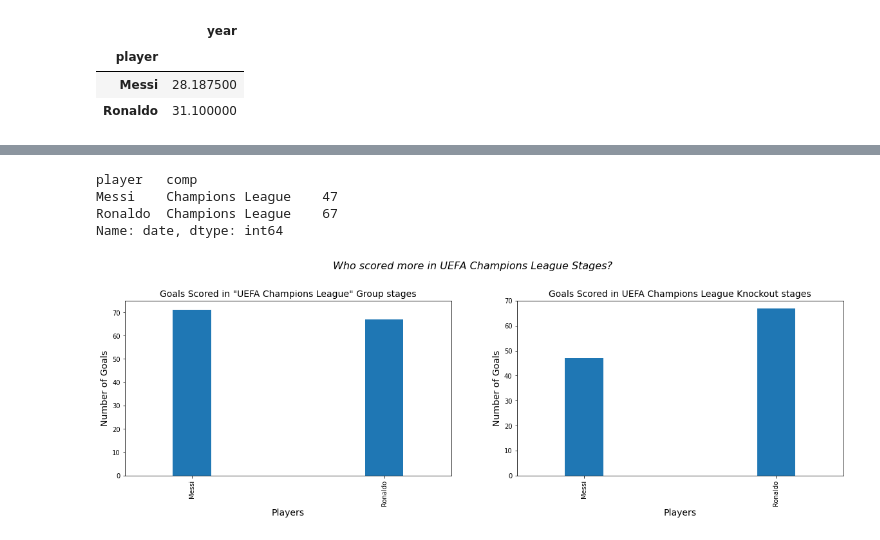
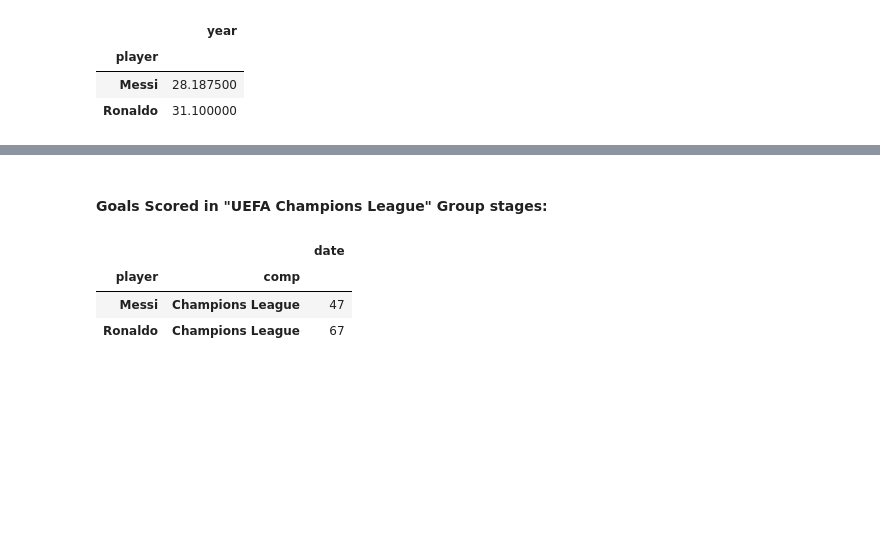
Before and after one commit to verticale3185/FINEL-PROJECT, a Jupyter notebook: final project.ipynb, the cells around one changed output, grey strips where cells are left out. Drawn from its saved outputs; the diff is of its cells as text; code cells hidden in the pictures; blank space fills up the shorter version.

```diff
--- a/final project.ipynb
+++ b/final project.ipynb
@@ -172,24 +205,9 @@ Name: date, dtype: int64
+# %% [markdown]
+#### Goals Scored in "UEFA Champions League" Group stages:
 # %%
-df.loc[(df['comp']=='Champions League') & (df['round'] != 'Group Stage')].groupby(['player','comp'])['date'].count()
+df.loc[(df['comp']=='Champions League') & (df['round'] != 'Group Stage')].groupby(['player','comp'])[['date']].count()
 # %% [output]
-player   comp
-Messi    Champions League    47
-Ronaldo  Champions League    67
-Name: date, dtype: int64
+|  |  | date |
+| player | comp |  |
+| Messi | Champions League | 47 |
+| Ronaldo | Champions League | 67 |
-# %%
-plt.subplot(1,2,1)
-df.loc[(df['comp']=='Champions League') & (df['round'] == 'Group Stage')].groupby(['player'])['date'].count().plot(kind='bar',width = 0.2)
-plt.title('Goals Scored in "UEFA Champions League" Group stages',fontsize = 14)
-plt.xlabel('Players',fontsize = 14)
-plt.ylabel('Number of Goals',fontsize = 14)
-plt.ylim(0,75)
-plt.subplot(1,2,2)
-df.loc[(df['comp']=='Champions League') & (df['round'] != 'Group Stage')].groupby(['player'])['date'].count().plot(kind='bar',figsize=(20,5),width = 0.2)
-plt.title('Goals Scored in UEFA Champions League Knockout stages',fontsize=14)
-plt.xlabel('Players',fontsize = 14)
-plt.ylabel('Number of Goals',fontsize = 14)
-plt.ylim(0,70)
-plt.suptitle('Who scored more in UEFA Champions League Stages?',fontsize=16,style ='italic',y=1.05)
-plt.show()
-# %% [output]
-[figure, removed]
```
Also changed, not shown: parts of 10 cells of this notebook.
